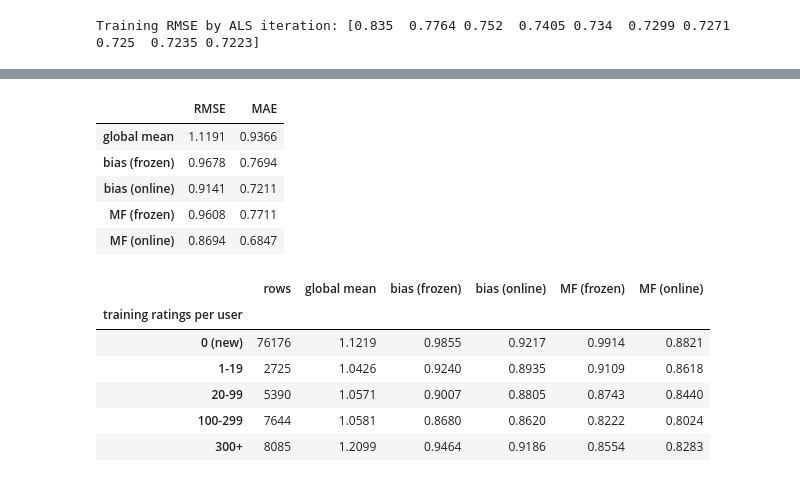
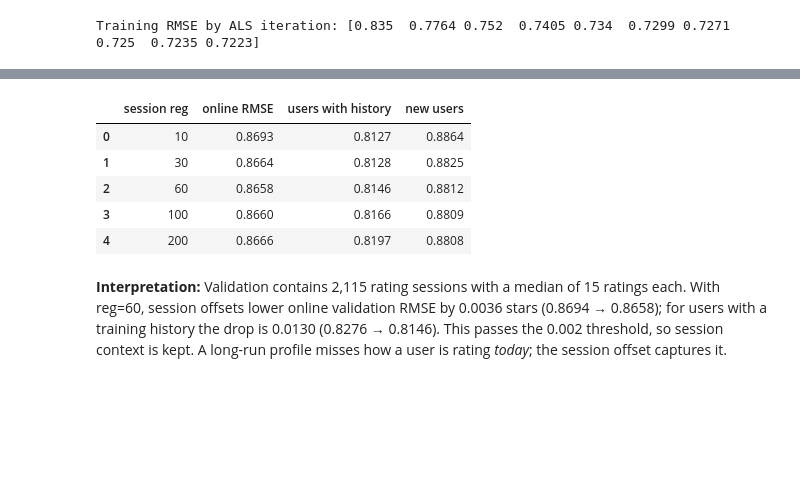
Before and after one commit to zaeem886/cinecue, a Jupyter notebook: notebooks/05_matrix_factorization.ipynb, the cells around one changed output, grey strips where cells are left out. Drawn from its saved outputs; the diff is of its cells as text; code cells hidden in the pictures; blank space fills up the shorter version.

```diff
--- a/notebooks/05_matrix_factorization.ipynb
+++ b/notebooks/05_matrix_factorization.ipynb
@@ -135,23 +139,23 @@ parameters.
 # %%
 mf_frozen = mf.predict(validation.user_id, validation.movie_id)
 mf_online = online_predict(mf, train, validation)
-context_rows = []
+utc_rows = []
 for reg in [25, 100, 400]:
     offsets = ContextOffsets([("user_id", "is_weekend_utc"), ("movie_id", "daypart_utc")], reg=reg)
     contextual = WithContext(mf, offsets).fit(train)
     shift = offsets.predict(validation)
-    context_rows.append({"context reg": reg,
+    utc_rows.append({"context reg": reg,
                          "frozen RMSE": rmse(validation.rating, contextual.predict_frame(validation)),
                          "online RMSE": rmse(validation.rating, np.clip(mf_online + shift, 1, 5)),
                          "mean |offset|": float(np.abs(shift).mean())})
-context = pd.DataFrame(context_rows)
-display(context)
-context_gain = rmse(validation.rating, mf_online) - context["online RMSE"].min()
-use_context = bool(context_gain >= 0.002)
+utc_grid = pd.DataFrame(utc_rows)
+display(utc_grid)
+utc_gain = rmse(validation.rating, mf_online) - utc_grid["online RMSE"].min()
+use_utc = bool(utc_gain >= 0.002)
 display(Markdown(
-    f"**Interpretation:** The best context setting lowers online validation RMSE by only {context_gain:.4f} stars "
-    f"({rmse(validation.rating, mf_online):.4f} → {context['online RMSE'].min():.4f}). "
-    + ("This passes the 0.002 threshold, so context is kept." if use_context else
+    f"**Interpretation:** The best UTC setting lowers online validation RMSE by only {utc_gain:.4f} stars "
+    f"({rmse(validation.rating, mf_online):.4f} → {utc_grid['online RMSE'].min():.4f}). "
+    + ("This passes the 0.002 threshold, so UTC context is kept." if use_utc else
        "This is below the 0.002 threshold, so the final models do not use UTC context. Submission "
        "time in UTC says little about a user's local situation; the README already treats it as a weak signal.")))
 # %% [output]
@@ -165,28 +182,36 @@ display(Markdown(
 # %%
-bias = BiasModel(**bias_params).fit(train.user_id, train.movie_id, train.rating)
-global_mean = GlobalMean().fit(train.user_id, train.movie_id, train.rating)
-validation_predictions = {
-    "global mean": global_mean.predict(validation.user_id, validation.movie_id),
-    "bias (frozen)": bias.predict(validation.user_id, validation.movie_id),
-    "bias (online)": online_predict(bias, train, validation),
-    "MF (frozen)": mf_frozen, "MF (online)": mf_online}
-validation_results = overall(validation.rating, validation_predictions)
-display(validation_results)
-labels = segment_labels(validation, train)
-display(by_segment(validation.rating, validation_predictions, labels["user history"])
-        .rename_axis("training ratings per user"))
+ordered = validation.sort_values(["user_id", "timestamp", "source_row"])
+starts = ordered.user_id.ne(ordered.user_id.shift()) | ordered.timestamp.diff().gt(SESSION_GAP)
+session_sizes = starts.cumsum().value_counts()
+known_val = validation.user_id.isin(train.user_id).to_numpy()
+session_rows = []
+for reg in [10, 30, 60, 100, 200]:
+    shifted = np.clip(mf_online + session_offsets(validation, mf_online, SESSION_GAP, reg), 1, 5)
+    session_rows.append({"session reg": reg, "online RMSE": rmse(validation.rating, shifted),
+                         "users with history": rmse(validation.rating[known_val], shifted[known_val]),
+                         "new users": rmse(validation.rating[~known_val], shifted[~known_val])})
+session_grid = pd.DataFrame(session_rows)
+display(session_grid)
+chosen = session_grid.loc[session_grid["online RMSE"].idxmin()]
+SESSION_REG = float(chosen["session reg"])
+session_gain = rmse(validation.rating, mf_online) - chosen["online RMSE"]
+use_session = bool(session_gain >= 0.002)
+known_before = rmse(validation.rating[known_val], mf_online[known_val])
+display(Markdown(
+    f"**Interpretation:** Validation contains {len(session_sizes):,} rating sessions with a median of "
+    f"{session_sizes.median():.0f} ratings each. With reg={SESSION_REG:g}, session offsets lower online validation "
+    f"RMSE by {session_gain:.4f} stars ({rmse(validation.rating, mf_online):.4f} → {chosen['online RMSE']:.4f}); "
+    f"for users with a training history the drop is {known_before - chosen['users with history']:.4f} "
+    f"({known_before:.4f} → {chosen['users with history']:.4f}). "
+    + ("This passes the 0.002 threshold, so session context is kept. A long-run profile misses how a user is "
+       "rating *today*; the session offset captures it." if use_session else
+       "This is below the 0.002 threshold, so session context is not used.")))
 # %% [output]
-|  | RMSE | MAE |
-| global mean | 1.1191 | 0.9366 |
-| bias (frozen) | 0.9678 | 0.7694 |
-| bias (online) | 0.9141 | 0.7211 |
-| MF (frozen) | 0.9608 | 0.7711 |
-| MF (online) | 0.8694 | 0.6847 |
+|  | session reg | online RMSE | users with history | new users |
+| 0 | 10 | 0.8693 | 0.8127 | 0.8864 |
+| 1 | 30 | 0.8664 | 0.8128 | 0.8825 |
+| 2 | 60 | 0.8658 | 0.8146 | 0.8812 |
+| 3 | 100 | 0.8660 | 0.8166 | 0.8809 |
+| 4 | 200 | 0.8666 | 0.8197 | 0.8808 |
-|  | rows | global mean | bias (frozen) | bias (online) | MF (frozen) | MF (online) |
-| training ratings per user |  |  |  |  |  |  |
-| 0 (new) | 76176 | 1.1219 | 0.9855 | 0.9217 | 0.9914 | 0.8821 |
-| 1-19 | 2725 | 1.0426 | 0.9240 | 0.8935 | 0.9109 | 0.8618 |
-| 20-99 | 5390 | 1.0571 | 0.9007 | 0.8805 | 0.8743 | 0.8440 |
-| 100-299 | 7644 | 1.0581 | 0.8680 | 0.8620 | 0.8222 | 0.8024 |
-| 300+ | 8085 | 1.2099 | 0.9464 | 0.9186 | 0.8554 | 0.8283 |
+**Interpretation:** Validation contains 2,115 rating sessions with a median of 15 ratings each. With reg=60, session offsets lower online validation RMSE by 0.0036 stars (0.8694 → 0.8658); for users with a training history the drop is 0.0130 (0.8276 → 0.8146). This passes the 0.002 threshold, so session context is kept. A long-run profile misses how a user is rating *today*; the session offset captures it.
 # %% [markdown]
```
Also changed, not shown: parts of 16 cells of this notebook.
